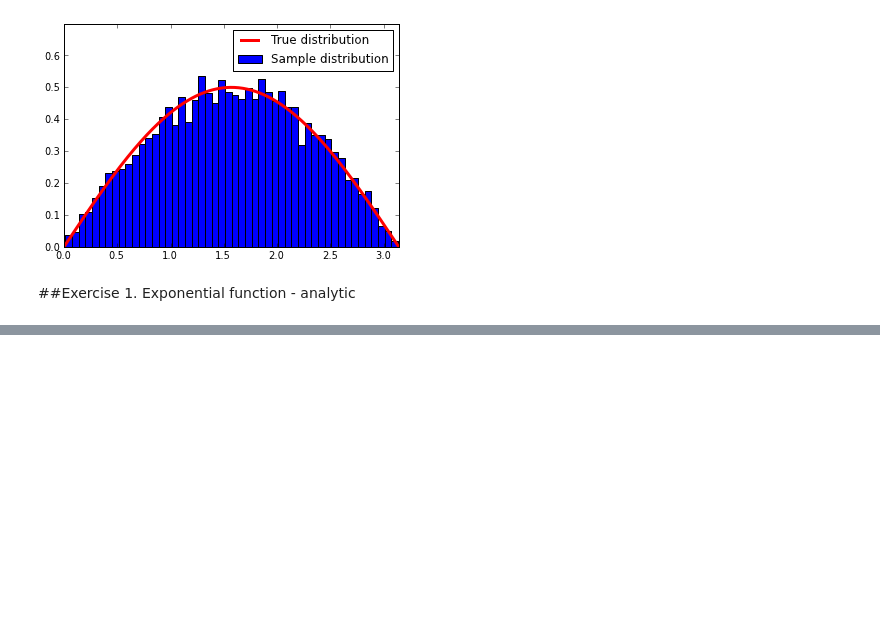
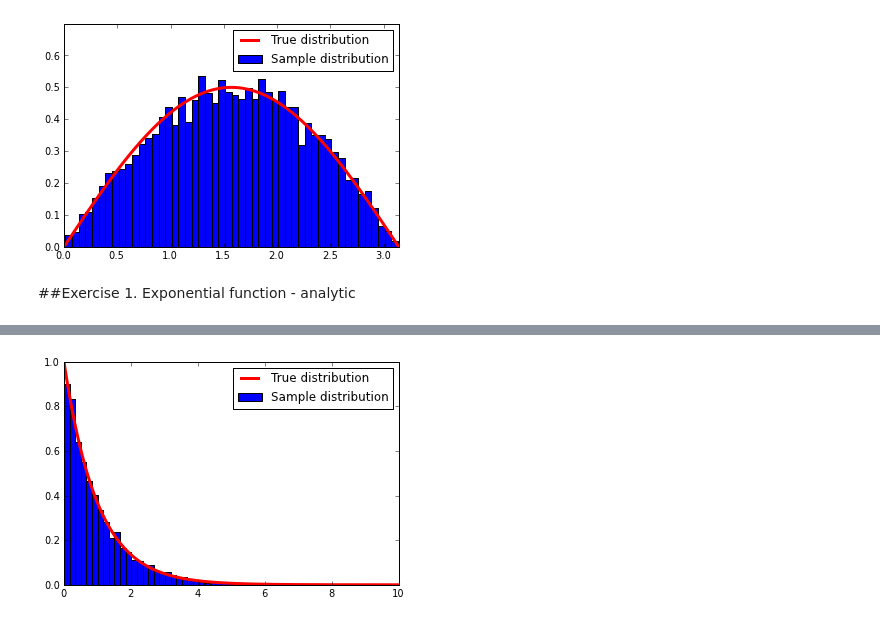
Before and after one commit to rcantwel/PHYS202-S13, a Jupyter notebook: Week8/RandomNumbers.ipynb, the cells around one changed output, grey strips where cells are left out. Saved outputs shown, nothing was run; the diff lists cells and outputs as text; code cells hidden in the pictures; blank space fills up the shorter version.

```diff
--- a/Week8/RandomNumbers.ipynb
+++ b/Week8/RandomNumbers.ipynb
@@ -102,0 +138,29 @@ show()
+# %%
+x = arange(0., 10+0.001, 0.01)
+lm = 1
+f = lambda x,lm: lm*e**(-lm*x)
+N = 10000
+z = numpy.random.random_sample(N);
+
+farray = f(x, lm)
+
+
+W = cumsum(farray)
+X = sum(farray)
+normalize = W/X
+
+indexvalues = []
+for a in z:
+    indexvalues = append(indexvalues, searchsorted(normalize,a))
+
+emptyarray = []
+for j in indexvalues:
+    emptyarray = append(emptyarray,x[j])
+# %%
+hist(emptyarray,50,normed=True,label="Sample distribution")
+plot(x,f(x,lm),label='True distribution', lw=3,color='red')
+
+legend(loc=0)
+show()
+# %% [output]
+[figure, added]
```
Also changed, not shown: parts of 4 cells of this notebook.
